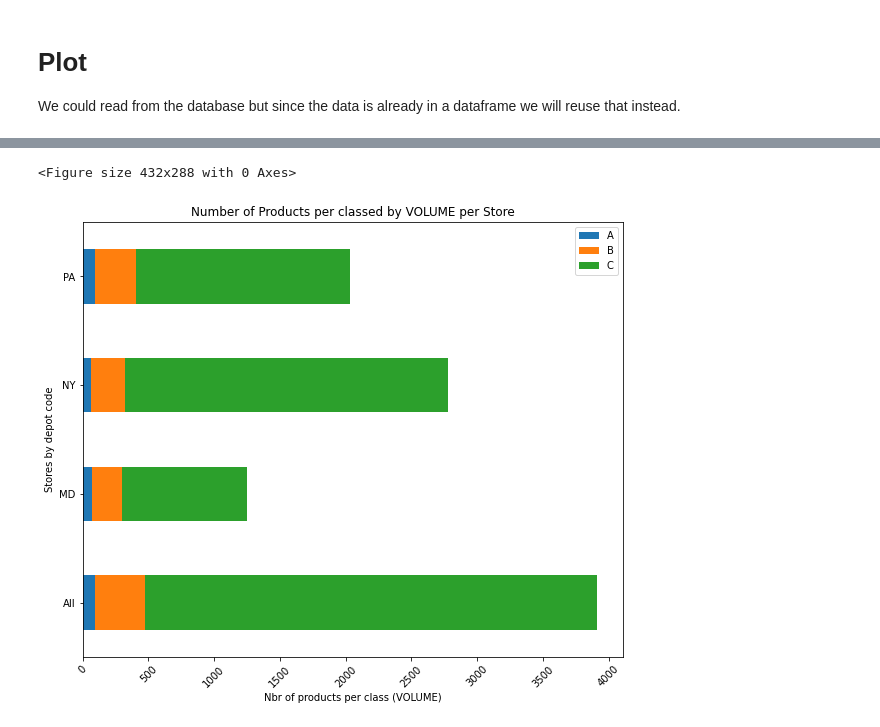
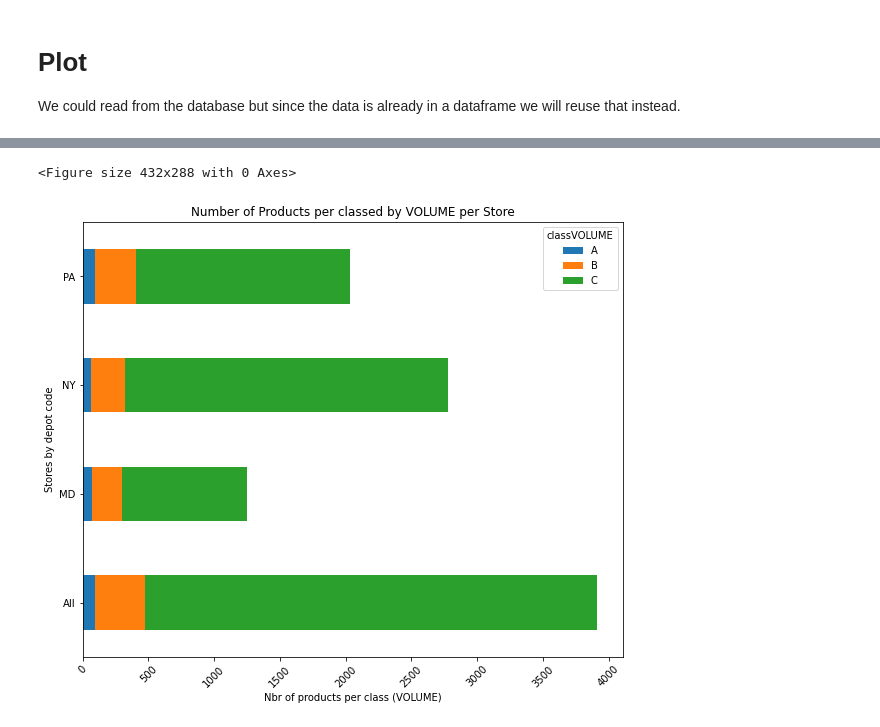
Before and after one commit to erikrowens/Portfolio, a Jupyter notebook: ABC/ABC_Classification.ipynb, the cells around one changed output, grey strips where cells are left out. Saved outputs shown, nothing was run; the diff lists cells and outputs as text; code cells hidden in the pictures.

```diff
--- a/ABC/ABC_Classification.ipynb
+++ b/ABC/ABC_Classification.ipynb
@@ -325,27 +278,26 @@ plt.show()
 # %%
 #@title Classed by Volume
 grouped_multiple = allDepotsDF.groupby(['DEPOT', 'classVOLUME']).agg({'classVOLUME': ['count']})
 grouped_multiple.columns = ['nbrClassVOLUME']
 grouped_multiple = grouped_multiple.reset_index()
 
-
-#Transerform our aggregated DF into a grid of (row=conservation_status, column=category)
-#for use by pd.plot()
-gridDF = gridDFBuilder(grouped_multiple, 'DEPOT',  'classVOLUME', 'nbrClassVOLUME')
+#Pivot our aggregated DF
+gridDF = grouped_multiple.pivot(index='DEPOT',  columns='classVOLUME', values='nbrClassVOLUME').reset_index()
 
 fig, ax = plt.subplots()
 plt.clf()
 ax = gridDF.plot(kind='barh', figsize=(10,8), stacked=True)
+ax.set_yticklabels(gridDF.DEPOT)
 plt.xticks(rotation=45)
 plt.xlabel("Nbr of products per class (VOLUME)")
 plt.ylabel("Stores by depot code")
 plt.title("Number of Products per classed by VOLUME per Store")
 
 plt.gcf().subplots_adjust(left=0.15)
 
 fig = plt.gcf()
 plt.draw()
 plt.show()
 # %% [output]
 <Figure size 432x288 with 0 Axes>
-[figure, old version]
+[figure, new version]
```
Also changed, not shown: parts of 3 cells of this notebook.
